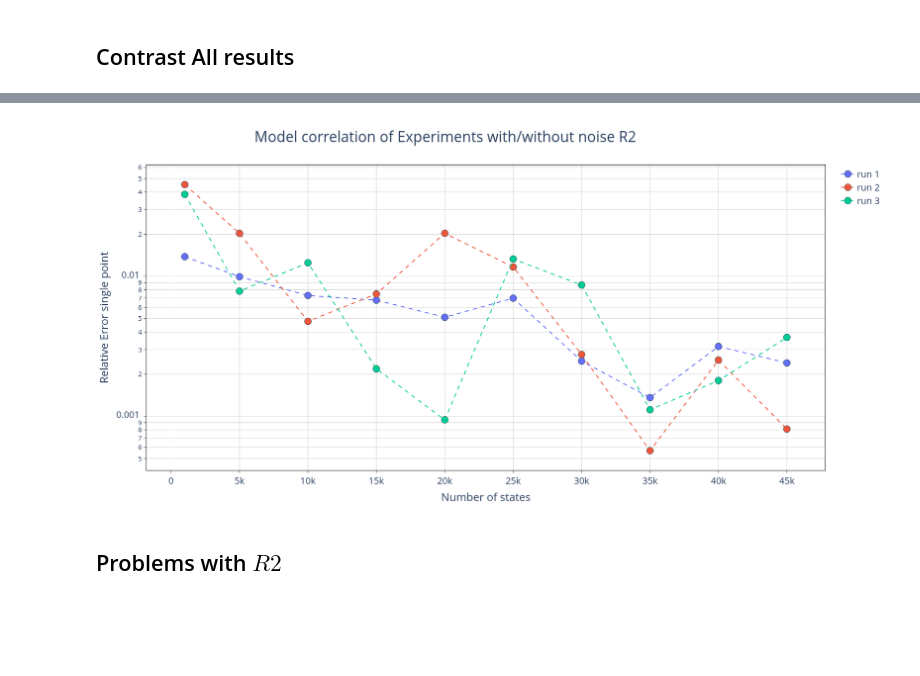
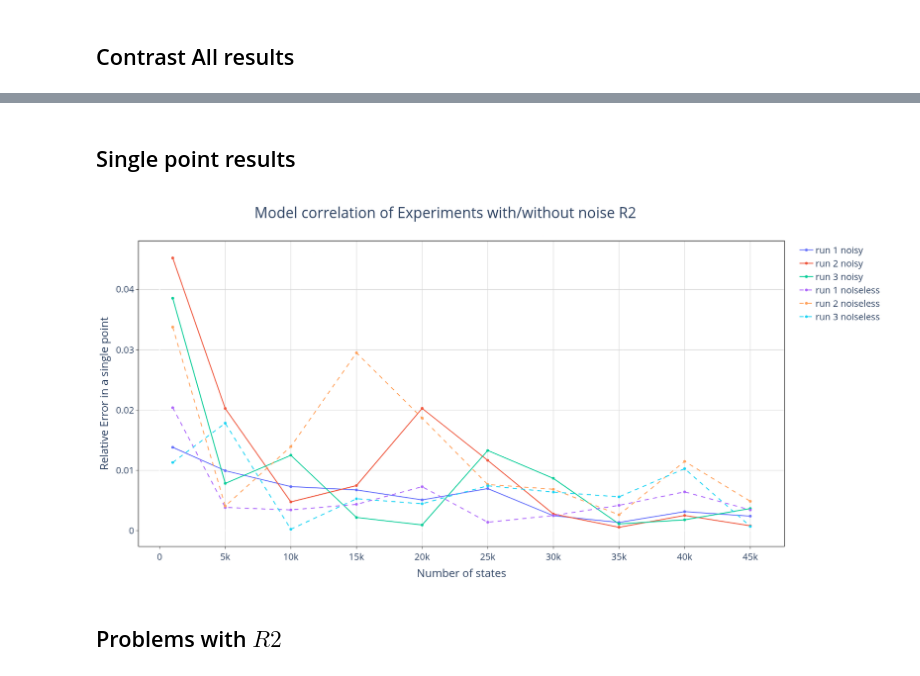
Before and after one commit to 4df31/QD-Biexciton-cascade-and-polarization-orientation-effect-on-QKD-protocol-E91, a Jupyter notebook: Plots.ipynb, the cells around one changed output, grey strips where cells are left out. Saved outputs shown, nothing was run; the diff lists cells and outputs as text; code cells hidden in the pictures; blank space fills up the shorter version.

```diff
--- a/Plots.ipynb
+++ b/Plots.ipynb
@@ -557,3 +571,5 @@ fig.show()
+# %% [markdown]
+## Single point results
 # %%
 # Configuración del subplot
 fig = make_subplots(
@@ -563,74 +579,107 @@ fig = make_subplots(
 )
 
 # Agregar la primera fila (row=1)
+#"""
 fig.add_trace(
     go.Scatter(
-        x=df_single_pt['Nstates'],
-        y=df_single_pt['run 1'],
+        x=df_single_pt_noisy['Nstates'],
+        y=df_single_pt_noisy['run 1'],
         mode='lines+markers',
-        name='run 1',
+        name='run 1 noisy',
+        #line=dict(dash='dash')
+    ),
+    row=1, col=1
+)
+fig.add_trace(
+    go.Scatter(
+        x=df_single_pt_noisy['Nstates'],
+        y=df_single_pt_noisy['run 2'],
+        mode='lines+markers',
+        name='run 2 noisy',
+        #line=dict(dash='dash')
+    ),
+    row=1, col=1
+)
+#"""
+fig.add_trace(
+    go.Scatter(
+        x=df_single_pt_noisy['Nstates'],
+        y=df_single_pt_noisy['run 3'],
+        mode='lines+markers',
+        name='run 3 noisy',
+        #line=dict(dash='dash')
+    ),
+    row=1, col=1
+)
+#"""
+fig.add_trace(
+    go.Scatter(
+        x=df_single_pt_noiseless['Nstates'],
+        y=df_single_pt_noiseless['run 1'],
+        mode='lines+markers',
+        name='run 1 noiseless',
         line=dict(dash='dash')
     ),
     row=1, col=1
 )
 fig.add_trace(
     go.Scatter(
-        x=df_single_pt['Nstates'],
-        y=df_single_pt['run 2'],
+        x=df_single_pt_noiseless['Nstates'],
+        y=df_single_pt_noiseless['run 2'],
         mode='lines+markers',
-        name='run 2',
+        name='run 2 noiseless',
         line=dict(dash='dash')
     ),
     row=1, col=1
 )
+#"""
 fig.add_trace(
     go.Scatter(
-        x=df_single_pt['Nstates'],
-        y=df_single_pt['run 3'],
+        x=df_single_pt_noiseless['Nstates'],
+        y=df_single_pt_noiseless['run 3'],
         mode='lines+markers',
-        name='run 3',
+        name='run 3 noiseless',
         line=dict(dash='dash')
     ),
     row=1, col=1
 )
 
-
-fig.update_traces(marker=dict(size=15, line=dict(width=1, color='DarkSlateGrey')))
+#fig.update_traces(marker=dict(size=15, line=dict(width=1, color='DarkSlateGrey')))
 fig.update_layout(
     height = 844,
     width = 1500,
     font=dict(size=20),
     paper_bgcolor='white',
     plot_bgcolor='white',
     title={
         'text': "Model correlation of Experiments with/without noise R2",
         'font': {'size': 32},
         'x' :0.2
     },
     #title_text="Root Mean Squared Error"
 )
 fig.update_xaxes(
     mirror=True,
     ticks='outside',
     showline=True,
     linecolor='black',
     gridcolor='lightgrey',
     title_text='Number of states'
 
 )
 fig.update_yaxes(
     mirror=True,
     ticks='outside',
     showline=True,
     zeroline=True,
     linecolor='black',
     gridcolor='lightgrey',
-    type='log',
+    #type='log',
     title_text='Relative Error in a single point'
 )
 fig.show()
 # %% [output]
-[figure, old version]
+[figure, new version]
 # %% [markdown]
 ## Problems with $R{2}$
 # %%
```
Also changed, not shown: parts of 9 cells of this notebook, 6 other files.
